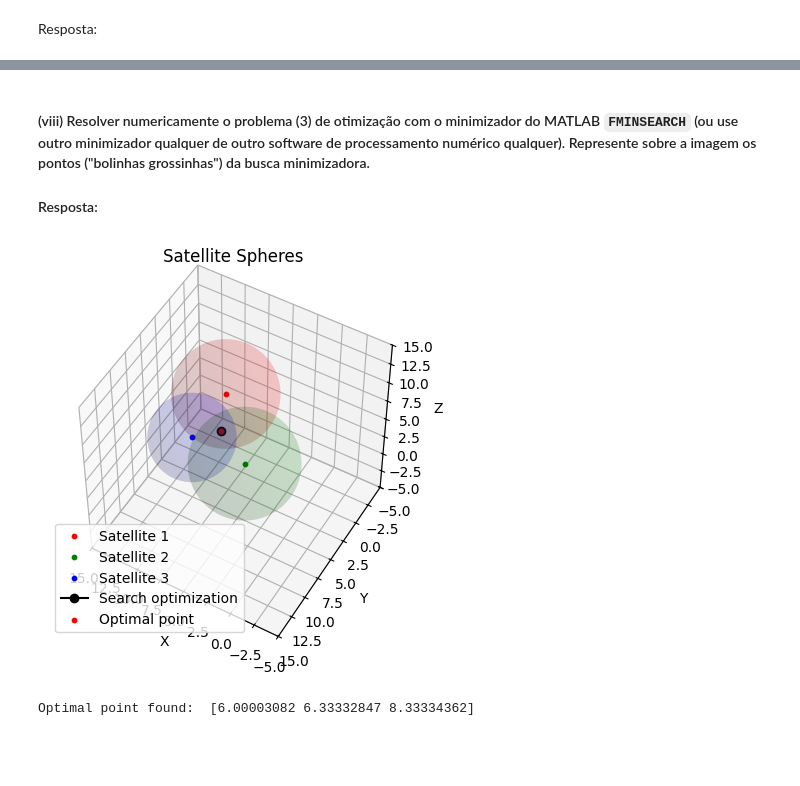
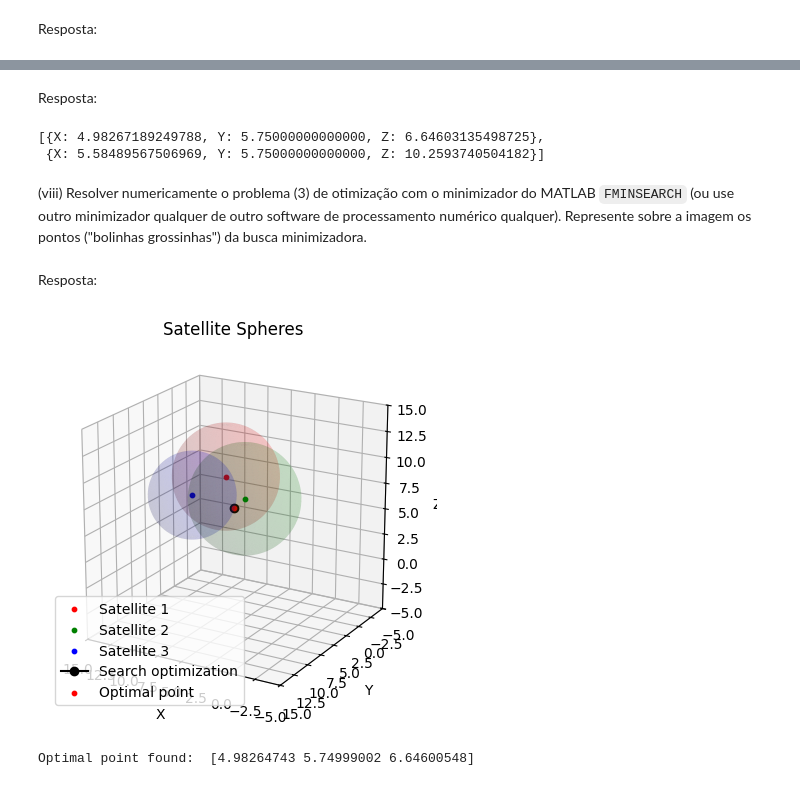
Before and after one commit to davibelo/EQE703_trabalho_1, a Jupyter notebook: res_questao_2.ipynb, the cells around one changed output, grey strips where cells are left out. Saved outputs shown, nothing was run; the diff lists cells and outputs as text; code cells hidden in the pictures; blank space fills up the shorter version.

```diff
--- a/res_questao_2.ipynb
+++ b/res_questao_2.ipynb
@@ -415,9 +309,6 @@ $$
 # %%
 # Defining the variables
 X, Y, Z = sp.symbols('X Y Z')
-X1, Y1, Z1, R1 = sp.symbols('X1 Y1 Z1 R1')
-X2, Y2, Z2, R2 = sp.symbols('X2 Y2 Z2 R2')
-X3, Y3, Z3, R3 = sp.symbols('X3 Y3 Z3 R3')
 
 # Defining the functions F_i(r)
 F1 = (X - X1)**2 + (Y - Y1)**2 + (Z - Z1)**2 - R1**2
@@ -425,12 +316,17 @@ F2 = (X - X2)**2 + (Y - Y2)**2 + (Z - Z2)**2 - R2**2
 F3 = (X - X3)**2 + (Y - Y3)**2 + (Z - Z3)**2 - R3**2
 
 # Defining the function G(r)
-G = F1 + F2 + F3
+G = F1**2 + F2**2 + F3**2
 
 # Calculating the gradient of G
-grad_G = sp.Matrix([sp.diff(G, var) for var in (X, Y, Z)])
+grad_G_X = sp.diff(G, X)
+grad_G_Y = sp.diff(G, Y)
+grad_G_Z = sp.diff(G, Z)
+grad_G = sp.Matrix([grad_G_X, grad_G_Y, grad_G_Z])
 grad_G.simplify()
+print('Gradient Shape: ', grad_G.shape)
 
 # Calculating the Hessian matrix of G
 hessian_G = sp.hessian(G, (X, Y, Z))
 hessian_G.simplify()
+print('Hessian Shape: ', hessian_G.shape)
@@ -449,25 +347,0 @@ $\displaystyle \left[\begin{matrix}6 & 0 & 0\\0 & 6 & 0\\0 & 0 & 6\end{matrix}\r
-# %%
-import sympy as sp
-
-# Variables
-X, Y, Z = sp.symbols('X Y Z')
-X1, Y1, Z1 = 8, 2, 8
-X2, Y2, Z2 = 2, 9, 9
-X3, Y3, Z3 = 8, 8, 8
-R1, R2, R3 = 5, 5, 4
-
-# Functions
-F1 = (X - X1)**2 + (Y - Y1)**2 + (Z - Z1)**2 - R1**2
-F2 = (X - X2)**2 + (Y - Y2)**2 + (Z - Z2)**2 - R2**2
-F3 = (X - X3)**2 + (Y - Y3)**2 + (Z - Z3)**2 - R3**2
-
-# Objective function
-G = F1 + F2 + F3
-
-# Gradient
-grad_G = sp.Matrix([sp.diff(G, X), sp.diff(G, Y), sp.diff(G, Z)])
-
-# Hessian
-hessian_G = sp.Matrix([[sp.diff(G, X, X), sp.diff(G, X, Y), sp.diff(G, X, Z)],
-                       [sp.diff(G, Y, X), sp.diff(G, Y, Y), sp.diff(G, Y, Z)],
-                       [sp.diff(G, Z, X), sp.diff(G, Z, Y), sp.diff(G, Z, Z)]])
@@ -562,15 +362,22 @@ $$
+# %% [markdown]
+Resposta:
+# %%
+# Solve the system where gradient = 0
+solutions = sp.solve(grad_G, (X, Y, Z), dict=True)
+
+# Show solutions
+float_solutions = [{var: sol.evalf() for var, sol in sol_dict.items()} for sol_dict in solutions]
+float_solutions
+# %% [output]
+[{X: 4.98267189249788, Y: 5.75000000000000, Z: 6.64603135498725},
+ {X: 5.58489567506969, Y: 5.75000000000000, Z: 10.2593740504182}]
 # %% [markdown]
-
-#### (viii) Resolver numericamente o problema (3) de otimização com o minimizador do MATLAB `FMINSEARCH` (ou use outro minimizador qualquer de outro software de processamento numérico qualquer). Represente sobre a imagem os pontos ("bolinhas grossinhas") da busca minimizadora.
-
-#### Resposta:
+(viii) Resolver numericamente o problema (3) de otimização com o minimizador do MATLAB `FMINSEARCH` (ou use outro minimizador qualquer de outro software de processamento numérico qualquer). Represente sobre a imagem os pontos ("bolinhas grossinhas") da busca minimizadora.
+# %% [markdown]
+Resposta:
 # %%
 # Variables
 X, Y, Z = sp.symbols('X Y Z')
-X1, Y1, Z1 = 8, 2, 8
-X2, Y2, Z2 = 2, 9, 9
-X3, Y3, Z3 = 8, 8, 8
-R1, R2, R3 = 5, 5, 4
 
 # Functions
 F1 = (X - X1)**2 + (Y - Y1)**2 + (Z - Z1)**2 - R1**2
@@ -578,7 +385,7 @@ F2 = (X - X2)**2 + (Y - Y2)**2 + (Z - Z2)**2 - R2**2
 F3 = (X - X3)**2 + (Y - Y3)**2 + (Z - Z3)**2 - R3**2
 
 # Objective functions
-G = F1 + F2 + F3
+G = F1**2 + F2**2 + F3**2
 
 # Converting G to numeric
 G_func = sp.lambdify((X, Y, Z), G, 'numpy')
@@ -625,36 +432,36 @@ ax.scatter(r3[0], r3[1], r3[2], color='b', s=10, label='Satellite 3')
 plot_sphere(ax, r1, R1, 'r')
 plot_sphere(ax, r2, R2, 'g')
 plot_sphere(ax, r3, R3, 'b')
 
 # Search points
 search_points = result.allvecs if hasattr(result, 'allvecs') else [result.x]
 search_points = np.array(search_points)
 
 # Plotting search points
 ax.plot(search_points[:, 0], search_points[:, 1], search_points[:, 2], 'ko-', markersize=6, label='Search optimization')
 
 # Plotting optimal point
 ax.scatter(optimal_point[0], optimal_point[1], optimal_point[2], color='r', s=10, label='Optimal point')
 
 # Graph configuration
 ax.set_xlabel('X')
 ax.set_ylabel('Y')
 ax.set_zlabel('Z')
 ax.set_title('Satellite Spheres')
 ax.legend()
 
 ax.set_box_aspect([1, 1, 1])
 ax.set_xlim([-5, 15])
 ax.set_ylim([-5, 15])
 ax.set_zlim([-5, 15])
-ax.view_init(elev=50, azim=120)
+ax.view_init(elev=20, azim=120)
 
 plt.show()
 
 print("Optimal point found: ", optimal_point)
 # %% [output]
-[figure, old version]
+[figure, new version]
-Optimal point found:  [6.00003082 6.33332847 8.33334362]
+Optimal point found:  [4.98264743 5.74999002 6.64600548]
 # %%
 import numpy as np
 import scipy.optimize
```
Also changed, not shown: parts of 13 cells of this notebook.
